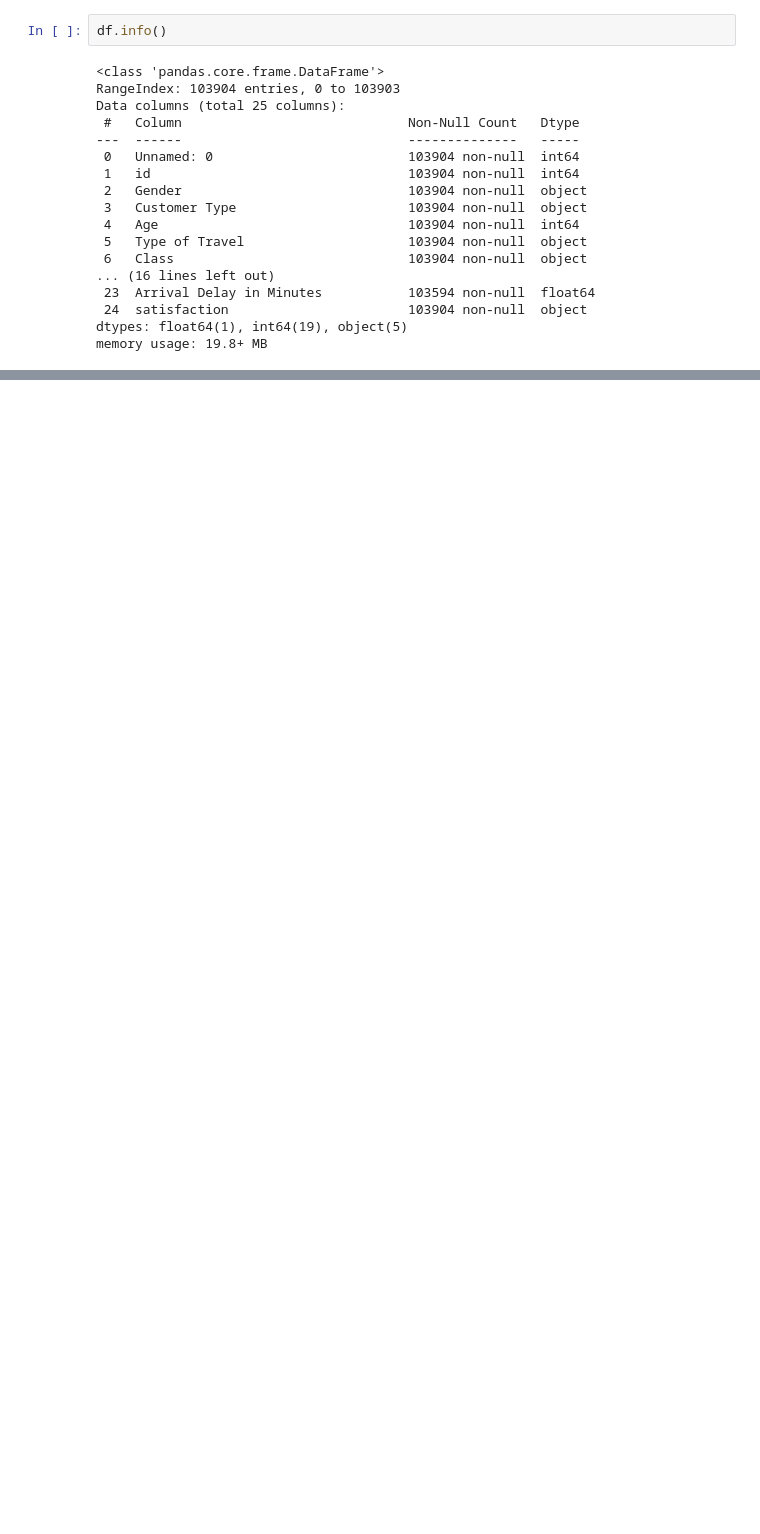
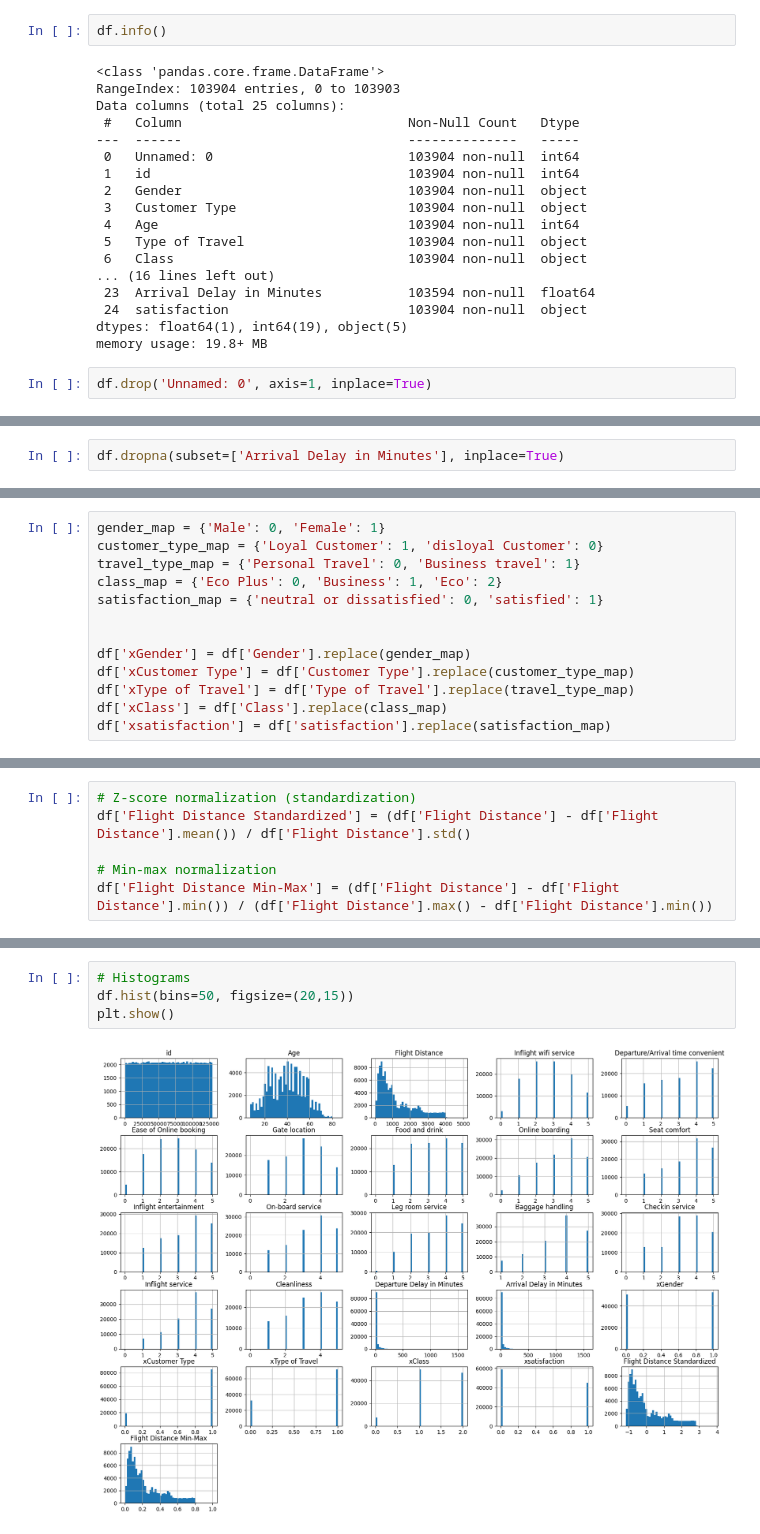
Before and after one commit to dkuzzmin/airlinedataanalytics, a Jupyter notebook: dataprep/data_prep.ipynb, the cells around one changed output, grey strips where cells are left out. Saved outputs shown, nothing was run; the diff lists cells and outputs as text; blank space fills up the shorter version.

```diff
--- a/dataprep/data_prep.ipynb
+++ b/dataprep/data_prep.ipynb
@@ -38,3 +70,5 @@ Data columns (total 25 columns):
  24  satisfaction                       103904 non-null  object
 dtypes: float64(1), int64(19), object(5)
 memory usage: 19.8+ MB
+# %%
+df.drop('Unnamed: 0', axis=1, inplace=True)
@@ -40,0 +113,2 @@ memory usage: 19.8+ MB
+# %%
+df.dropna(subset=['Arrival Delay in Minutes'], inplace=True)
@@ -41 +141,14 @@ memory usage: 19.8+ MB
+# %%
+gender_map = {'Male': 0, 'Female': 1}
+customer_type_map = {'Loyal Customer': 1, 'disloyal Customer': 0}
+travel_type_map = {'Personal Travel': 0, 'Business travel': 1}
+class_map = {'Eco Plus': 0, 'Business': 1, 'Eco': 2}
+satisfaction_map = {'neutral or dissatisfied': 0, 'satisfied': 1}
+
+
+df['xGender'] = df['Gender'].replace(gender_map)
+df['xCustomer Type'] = df['Customer Type'].replace(customer_type_map)
+df['xType of Travel'] = df['Type of Travel'].replace(travel_type_map)
+df['xClass'] = df['Class'].replace(class_map)
+df['xsatisfaction'] = df['satisfaction'].replace(satisfaction_map)
 # %%
@@ -44,0 +211,6 @@ array(['neutral or dissatisfied', 'satisfied'], dtype=object)
+# %%
+# Z-score normalization (standardization)
+df['Flight Distance Standardized'] = (df['Flight Distance'] - df['Flight Distance'].mean()) / df['Flight Distance'].std()
+
+# Min-max normalization
+df['Flight Distance Min-Max'] = (df['Flight Distance'] - df['Flight Distance'].min()) / (df['Flight Distance'].max() - df['Flight Distance'].min())
@@ -44,0 +256,6 @@ array(['neutral or dissatisfied', 'satisfied'], dtype=object)
+# %%
+# Histograms
+df.hist(bins=50, figsize=(20,15))
+plt.show()
+# %% [output]
+[figure, added]
```
Also changed, not shown: parts of 62 cells of this notebook, 1 other file.
